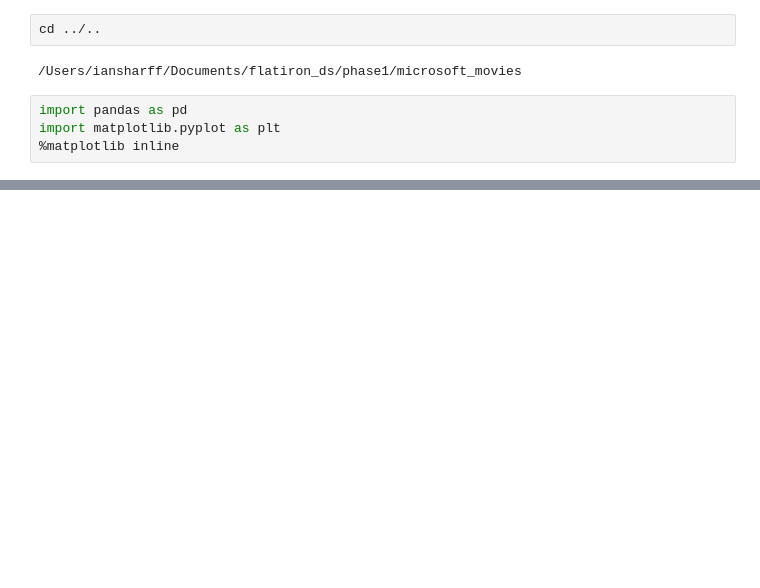
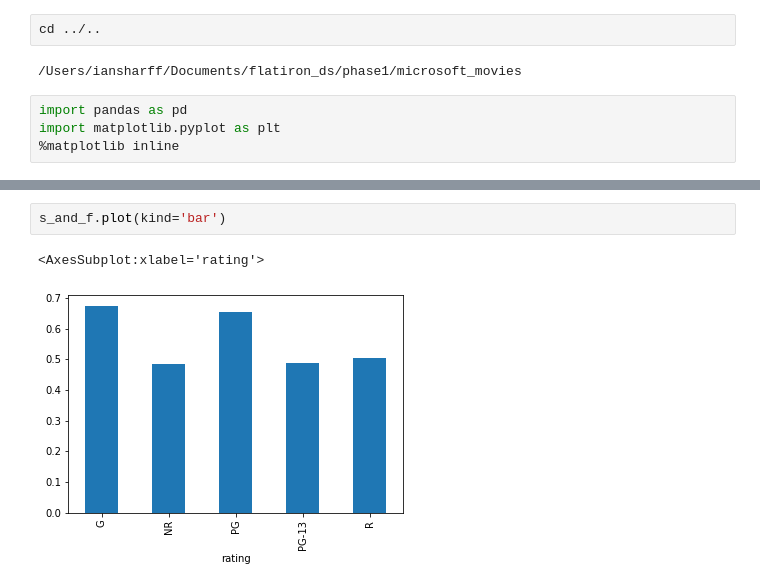
Before and after one commit to iansharff/microsoft_movies, a Jupyter notebook: individuals/ian/ian_working.ipynb, the cells around one changed output, grey strips where cells are left out. Cells and saved outputs as stored; diff of their text form; blank space fills up the shorter version.

```diff
--- a/individuals/ian/ian_working.ipynb
+++ b/individuals/ian/ian_working.ipynb
@@ -78,0 +53,5 @@ genres_dict
+# %%
+s_and_f.plot(kind='bar')
+# %% [output]
+<AxesSubplot:xlabel='rating'>
+[figure, added]
```
Also changed, not shown: parts of 15 cells of this notebook, 3 other files.
